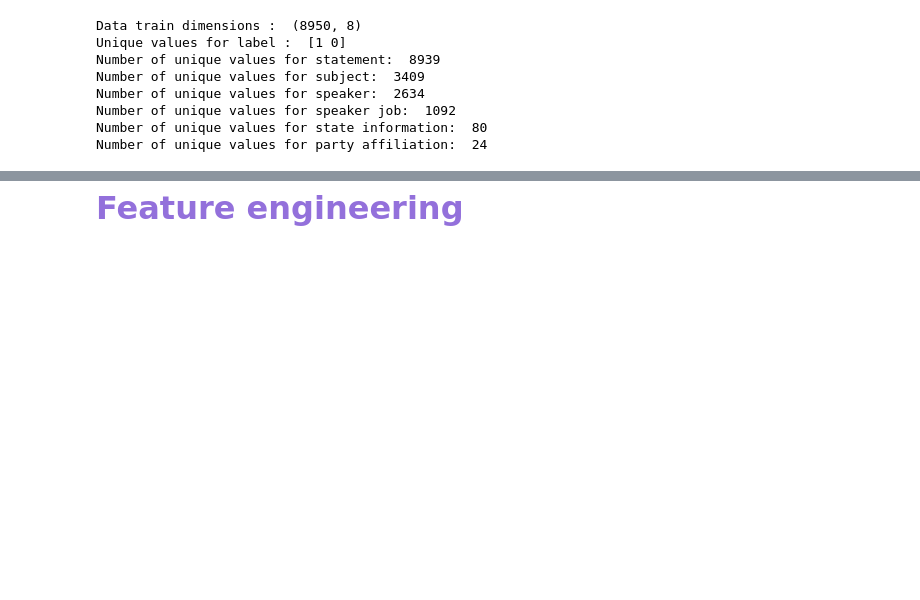
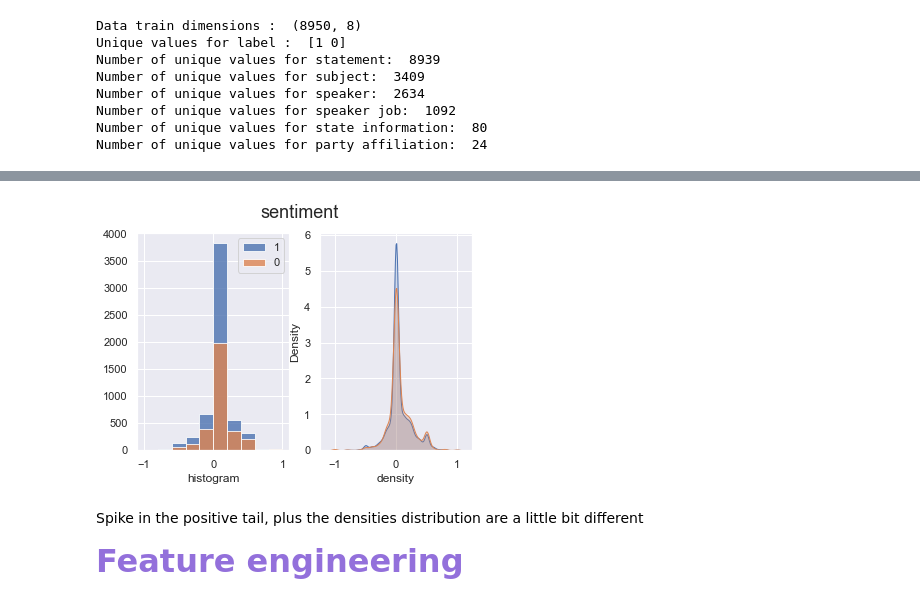
Before and after one commit to esarlin/Challenge-2-CDAW, a Jupyter notebook: Notebooks/15.05.ipynb, the cells around one changed output, grey strips where cells are left out. Drawn from its saved outputs; the diff is of its cells as text; code cells hidden in the pictures; blank space fills up the shorter version.

```diff
--- a/Notebooks/15.05.ipynb
+++ b/Notebooks/15.05.ipynb
@@ -109,0 +159,7 @@ sns.barplot(x='label', y='party_affiliation', data=train)
+# %%
+## for sentiment
+from textblob import TextBlob
+
+train["sentiment"] = train["statement"].apply(lambda x:
+                   TextBlob(x).sentiment.polarity)
+train.head()
@@ -110,3 +173,22 @@ sns.barplot(x='label', y='party_affiliation', data=train)
+# %%
+x, y = "sentiment", "label"
+fig, ax = plt.subplots(nrows=1, ncols=2)
+fig.suptitle(x, fontsize=18)
+for i in train[y].unique():
+    sns.distplot(train[train[y]==i][x], hist=True, kde=False,
+                 bins=10, hist_kws={"alpha":0.8},
+                 axlabel="histogram", ax=ax[0])
+    sns.distplot(train[train[y]==i][x], hist=False, kde=True,
+                 kde_kws={"shade":True}, axlabel="density",
+                 ax=ax[1])
+ax[0].grid(True)
+ax[0].legend(train[y].unique())
+ax[1].grid(True)
+plt.show()
+# %% [output]
+[figure, added]
+# %% [markdown]
+Spike in the positive tail, plus the densities distribution are a little bit different
 # %% [markdown]
 <span style='color:mediumpurple'><font size="6">__Feature engineering__</font></span><br>
 # %% [markdown]
```
Also changed, not shown: parts of 9 cells of this notebook.
